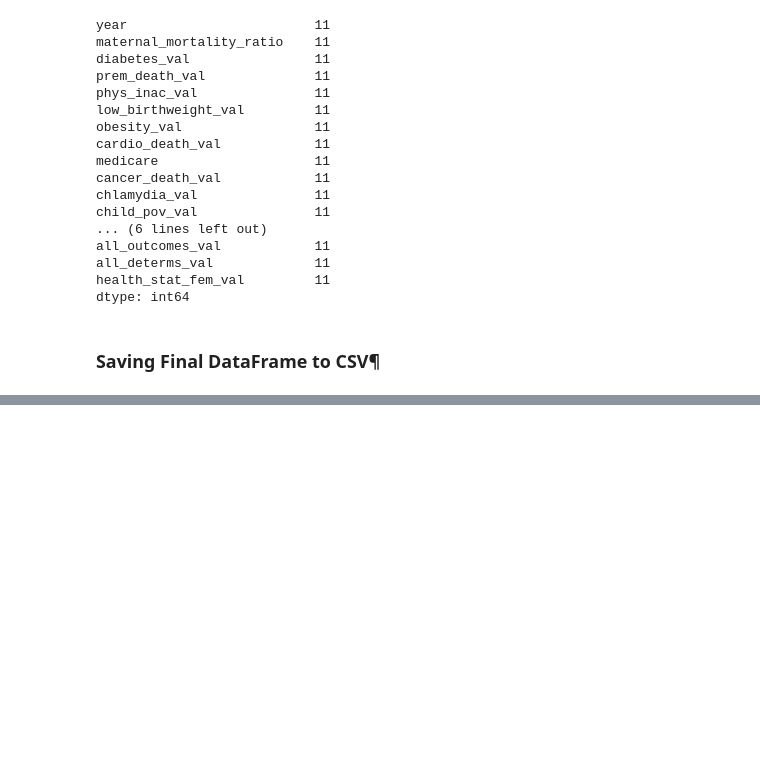
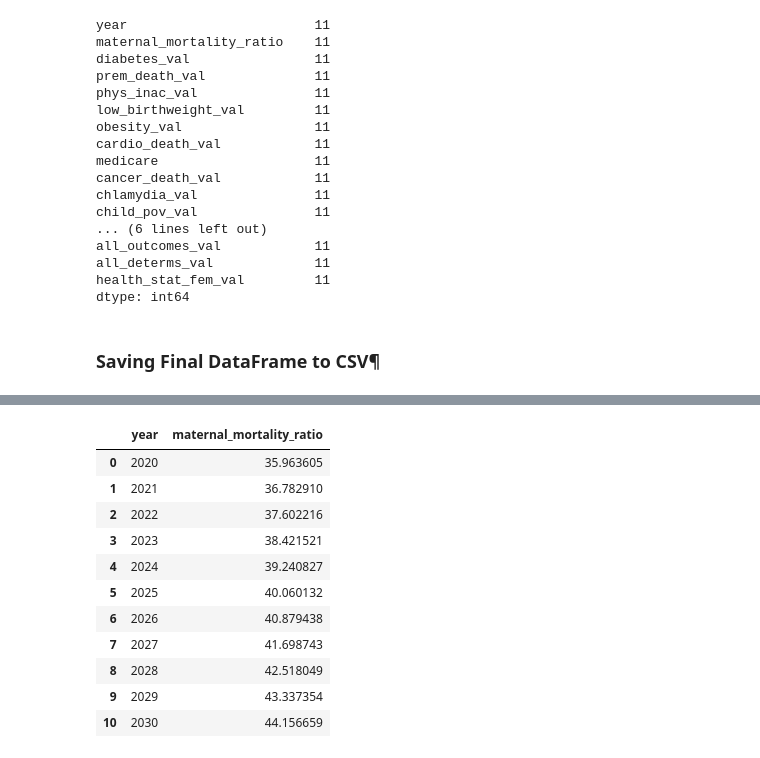
Before and after one commit to abpuccini/maternal-mortality-project, a Jupyter notebook: machine_learning/model_testing/Linear_Regression_Non_Race_Forcast_Chahnaz.ipynb, the cells around one changed output, grey strips where cells are left out. Saved outputs shown, nothing was run; the diff lists cells and outputs as text; code cells hidden in the pictures; blank space fills up the shorter version.

```diff
--- a/machine_learning/model_testing/Linear_Regression_Non_Race_Forcast_Chahnaz.ipynb
+++ b/machine_learning/model_testing/Linear_Regression_Non_Race_Forcast_Chahnaz.ipynb
@@ -551,0 +558,25 @@ Combined_AVG_df.to_csv("../../../machine_learning/Resources/combined_avg_2009_20
+# %%
+# Importing ML linear regression dependency
+from sklearn.linear_model import LinearRegression
+
+# Selecting and assigning the X and y values
+X2 = AVG_MMR_USA.reset_index().year.values.reshape(-1,1)
+y2 = AVG_MMR_USA.reset_index()['maternal_mortality_ratio'].values
+
+# Steps 1 & 2: Creating and Fitting our model to the data
+reg_model = LinearRegression().fit(X2, y2)
+
+# Obtaining the coefficient of determination (R2)
+r_square = reg_model.score(X2, y2)
+
+# Setting predictions dictionary to hold variables
+predictions=[]
+
+# Creating a for-loop to return predictions from model
+for i in range(2020,2031):
+    y_values=reg_model.predict(np.array([i]).reshape(1, -1))
+    predictions.append(y_values[0])
+
+# Printing the predictions
+print(f"Maternal Mortality Ratio with the next 10 years:")
+predictions
@@ -551,0 +596,24 @@ Combined_AVG_df.to_csv("../../../machine_learning/Resources/combined_avg_2009_20
+# %%
+# Creating a year range to hold years values with the future predictions
+years = [i for i in range(2020,2031)]
+
+# Creating a new DataFrame to hold mmmr values with 10 years predictions
+mmr_predict_df = pd.DataFrame(list(zip(years, predictions)),
+               columns =['year', 'maternal_mortality_ratio'])
+
+
+# DataFrame with the future predictions
+mmr_predict_df
+# %% [output]
+|  | year | maternal_mortality_ratio |
+| 0 | 2020 | 35.963605 |
+| 1 | 2021 | 36.782910 |
+| 2 | 2022 | 37.602216 |
+| 3 | 2023 | 38.421521 |
+| 4 | 2024 | 39.240827 |
+| 5 | 2025 | 40.060132 |
+| 6 | 2026 | 40.879438 |
+| 7 | 2027 | 41.698743 |
+| 8 | 2028 | 42.518049 |
+| 9 | 2029 | 43.337354 |
+| 10 | 2030 | 44.156659 |
```
Also changed, not shown: parts of 7 cells of this notebook.
